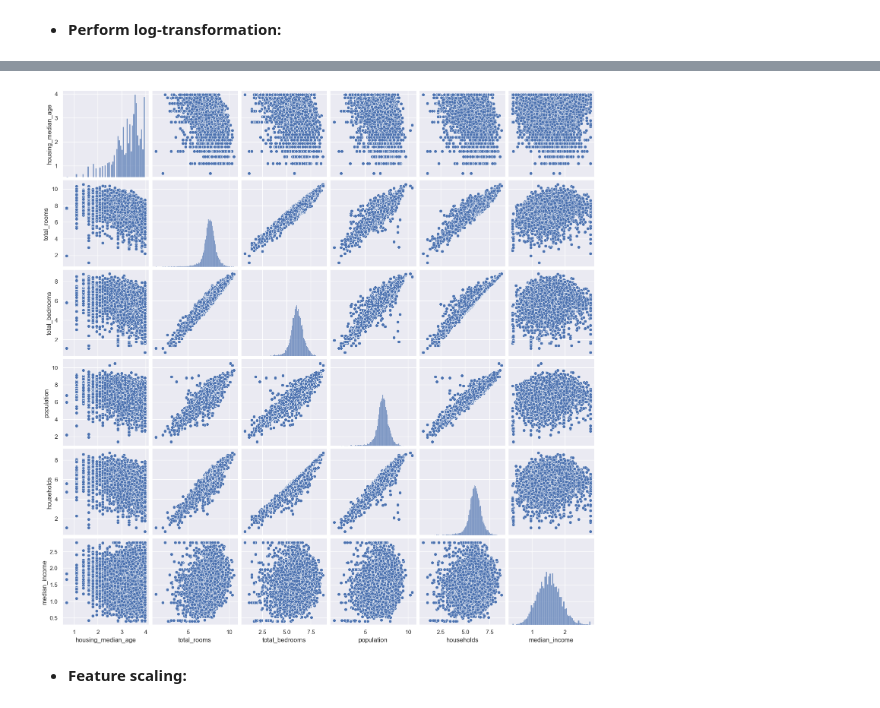
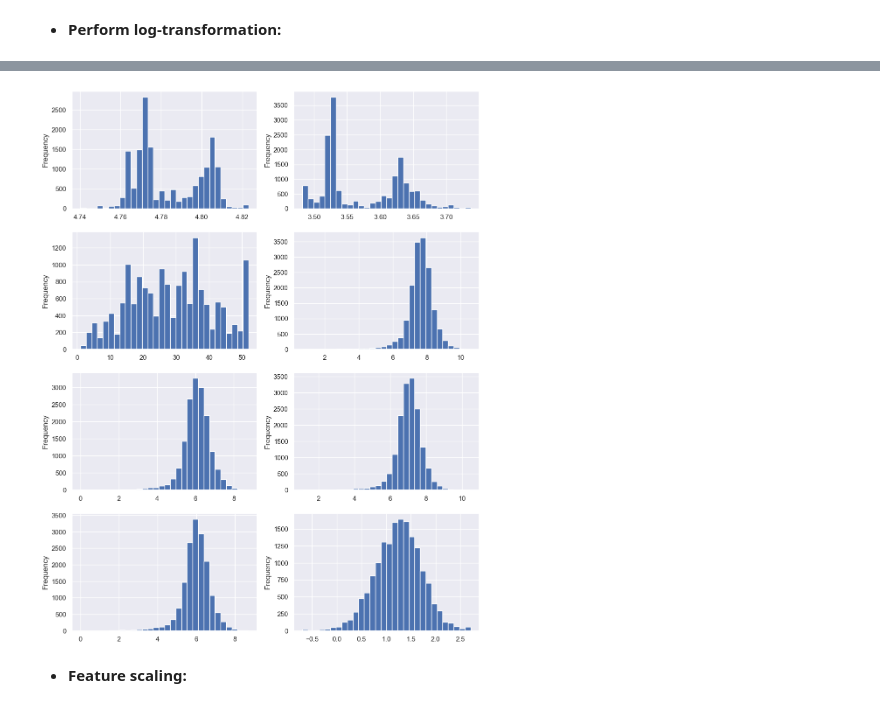
Before and after one commit to mohebmaher/GDSC-Core-Team-Training, a Jupyter notebook: Assignment-05/assignment_05.ipynb, the cells around one changed output, grey strips where cells are left out. Cells and saved outputs as stored; diff of their text form; code cells hidden in the pictures.

```diff
--- a/Assignment-05/assignment_05.ipynb
+++ b/Assignment-05/assignment_05.ipynb
@@ -204,10 +208,10 @@ X_train.shape
 # %% [markdown]
 - **Perform log-transformation:**
-# %%
-# Select columns by dtype:
-num_cols = list(X_train.select_dtypes(include="number").columns)
-cat_cols = list(X_train.select_dtypes(exclude="number").columns)
+# %%
+# Define columns that need log-transformation:
+log_tans_cols = deepcopy(num_cols)
+log_tans_cols.remove("housing_median_age")
 # %%
 # Performing log-transformation:
-X_train[num_cols] = X_train[num_cols].apply(lambda x: np.log(x + 1))
-X_test[num_cols] = X_test[num_cols].apply(lambda x: np.log(x + 1))
+X_train[log_tans_cols] = X_train[log_tans_cols].apply(lambda x: np.log(abs(x)))
+X_test[log_tans_cols] = X_test[log_tans_cols].apply(lambda x: np.log(abs(x)))
@@ -213,0 +220,6 @@ X_test[num_cols] = X_test[num_cols].apply(lambda x: np.log(x + 1))
+# %%
+# Plot the data after log-transformation using boxplot:
+fig, axs = plt.subplots(4, 2, figsize=(12, 16))
+axs = axs.flatten()
+for col, ax in zip(num_cols, axs):
+    X_train[col].plot.box(ax=ax)
@@ -214,8 +228,11 @@ X_test[num_cols] = X_test[num_cols].apply(lambda x: np.log(x + 1))
 # %%
-# Plot the data after log-transformation:
-sns.pairplot(X_train);
+# Plot the data after log-transformation using histogram:
+fig, axs = plt.subplots(4, 2, figsize=(12, 16))
+axs = axs.flatten()
+for col, ax in zip(num_cols, axs):
+    X_train[col].plot.hist(bins=30, ax=ax)
 # %% [output]
-[figure, old version]
+[figure, new version]
 # %% [markdown]
 - **Feature scaling:**
 # %%
```
Also changed, not shown: parts of 35 cells of this notebook.
